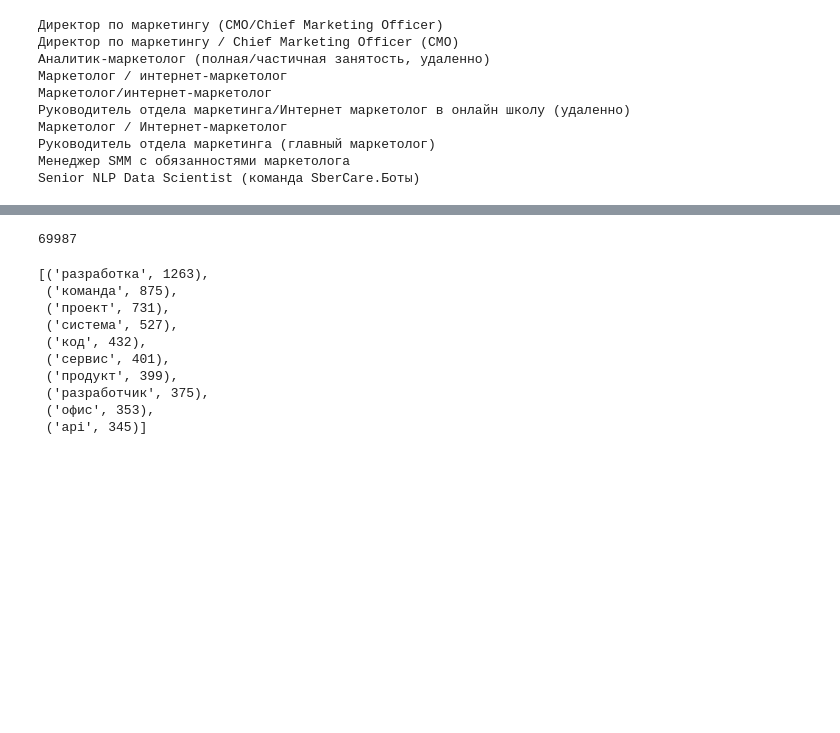
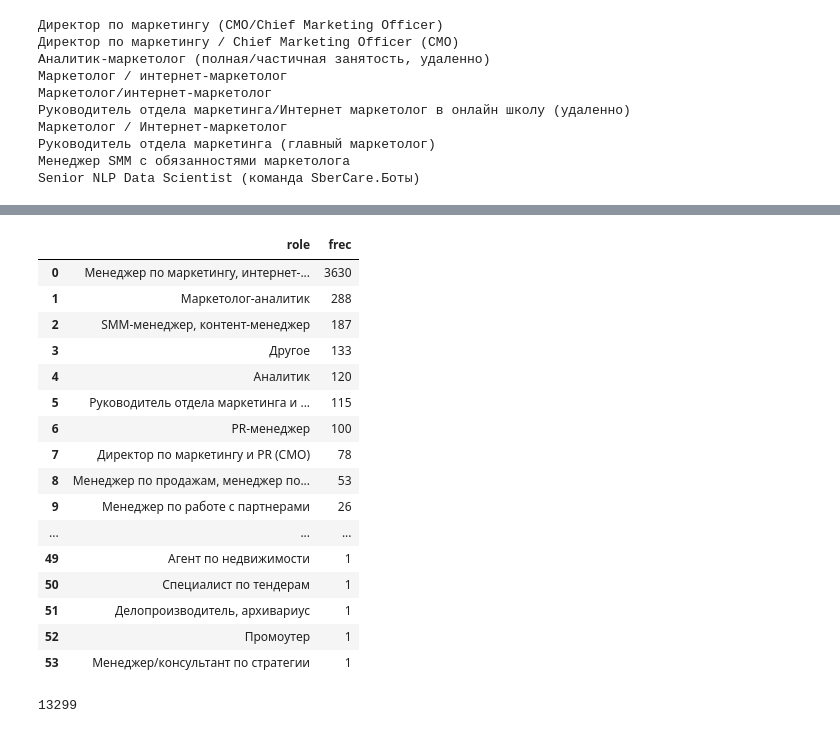
Before and after one commit to Vladislav-Dziuba/Dziuba_portfolio, a Jupyter notebook: api_work/Закачака вакансий и статистики.ipynb, the cells around one changed output, grey strips where cells are left out. Saved outputs shown, nothing was run; the diff lists cells and outputs as text; code cells hidden in the pictures; blank space fills up the shorter version.

```diff
--- a/api_work/Закачака вакансий и статистики.ipynb
+++ b/api_work/Закачака вакансий и статистики.ipynb
@@ -395,0 +478,3 @@ Senior NLP Data Scientist (команда SberCare.Боты)
+# %%
+data = pd.read_csv('D:/jupyter/re/marketologs_search_in_name_21_09_2023.csv')
+data.experiences.value_counts()
@@ -395,0 +507,28 @@ Senior NLP Data Scientist (команда SberCare.Боты)
+# %%
+value = []
+name = []
+for i,items in data.professional_roles.value_counts(normalize=False).items():
+    name.append(i)
+    value.append(items)
+# %%
+professional_roles = pd.DataFrame({'role':name,'frec':value})
+# %%
+professional_roles
+# %% [output]
+|  | role | frec |
+| 0 | Менеджер по маркетингу, интернет-... | 3630 |
+| 1 | Маркетолог-аналитик | 288 |
+| 2 | SMM-менеджер, контент-менеджер | 187 |
+| 3 | Другое | 133 |
+| 4 | Аналитик | 120 |
+| 5 | Руководитель отдела маркетинга и ... | 115 |
+| 6 | PR-менеджер | 100 |
+| 7 | Директор по маркетингу и PR (CMO) | 78 |
+| 8 | Менеджер по продажам, менеджер по... | 53 |
+| 9 | Менеджер по работе с партнерами | 26 |
+| ... | ... | ... |
+| 49 | Агент по недвижимости | 1 |
+| 50 | Специалист по тендерам | 1 |
+| 51 | Делопроизводитель, архивариус | 1 |
+| 52 | Промоутер | 1 |
+| 53 | Менеджер/консультант по стратегии | 1 |
@@ -396,22 +541,10 @@ Senior NLP Data Scientist (команда SberCare.Боты)
 # %%
 
-corpus = [pymorphy2_analyzer.parse(token)[0].normal_form for vacancy in developers[developers['Опыт']=='1-3 years']["Описание"] for token in word_tokenize(vacancy) if token not in noise]
+corpus_name = [pymorphy2_analyzer.parse(token)[0].normal_form for vacancy in data["professional_roles"] for token in word_tokenize(vacancy) if token not in noise]
 
-corpus = [word for word in corpus if word not in trash]
-print(len(corpus))
+corpus_name = [word for word in corpus_name if word not in trash]
+print(len(corpus_name))
 
-freq_dict = Counter(corpus)
-
-freq_dict.most_common(10)
+freq_dict_name = Counter(corpus_name).most_common(30)
 # %% [output]
-69987
+13299
-[('разработка', 1263),
- ('команда', 875),
- ('проект', 731),
- ('система', 527),
- ('код', 432),
- ('сервис', 401),
- ('продукт', 399),
- ('разработчик', 375),
- ('офис', 353),
- ('api', 345)]
```
Also changed, not shown: parts of 29 cells of this notebook.
